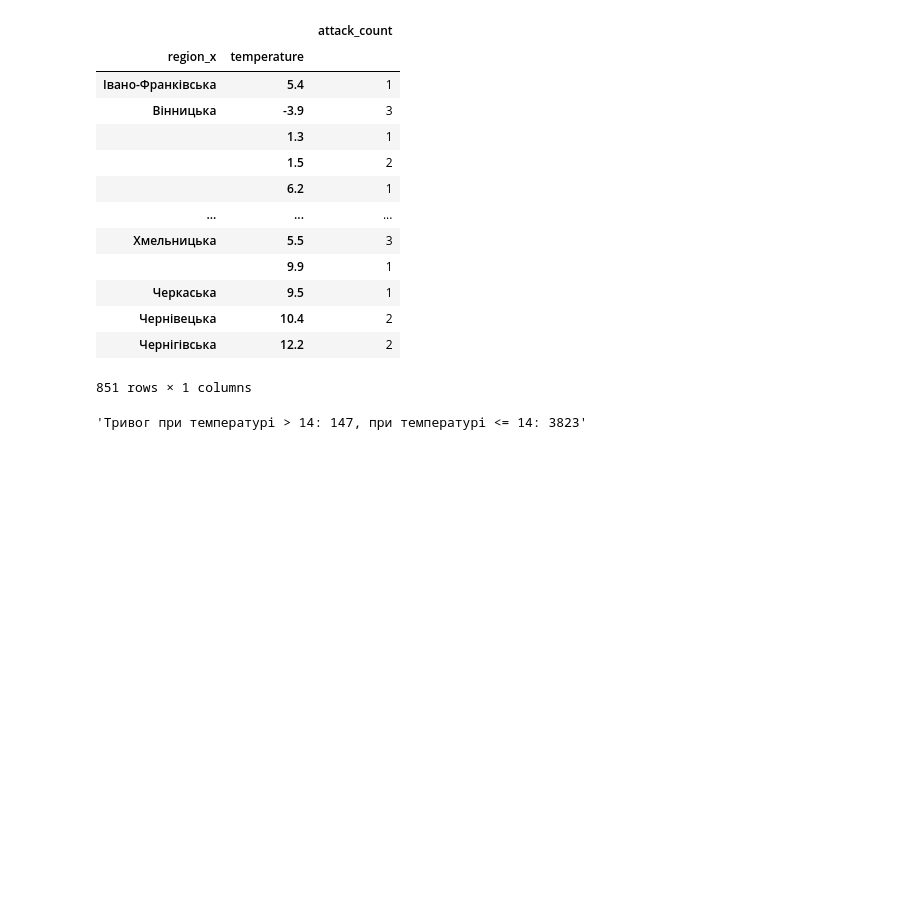
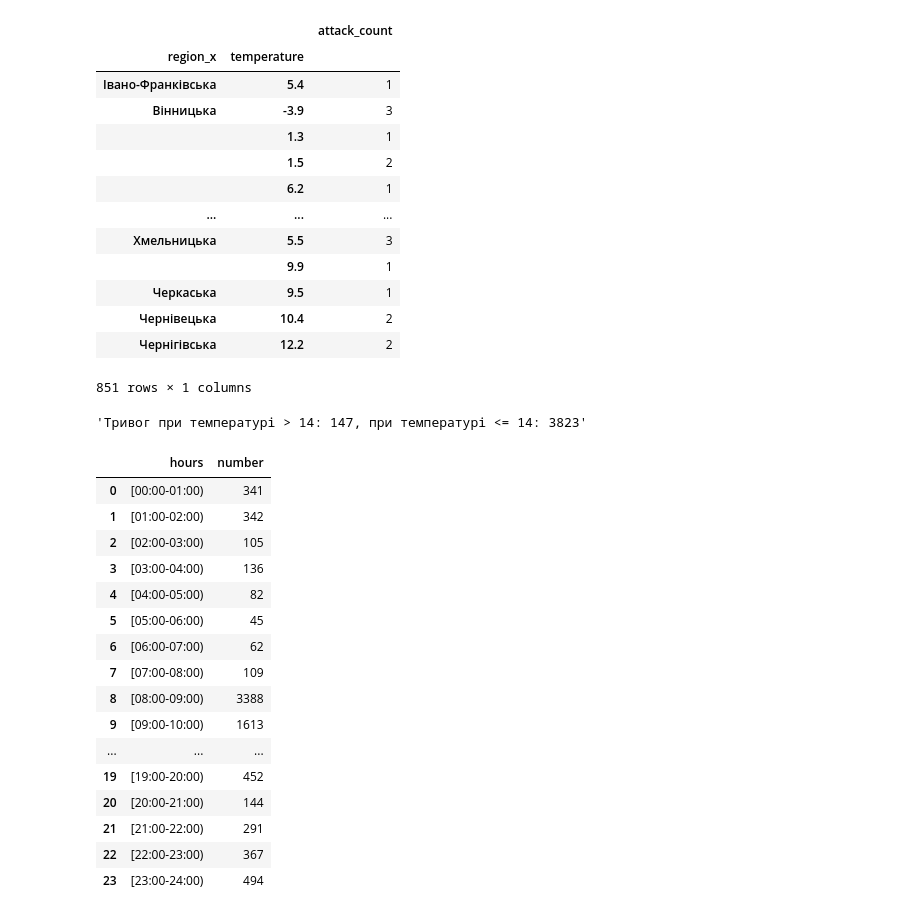
Before and after one commit to KiraYampolska/Weather-attacks, a Jupyter notebook: weather.ipynb, the cells around one changed output. Drawn from its saved outputs; the diff is of its cells as text; code cells hidden in the pictures; blank space fills up the shorter version.

```diff
--- a/weather.ipynb
+++ b/weather.ipynb
@@ -160,3 +160,41 @@ def process_temperature(df):
 process_temperature(read_file('message-weather (1).csv'))
 # %% [output]
 'Тривог при температурі > 14: 147, при температурі <= 14: 3823'
+# %%
+def process_data(df):
+    hours = []
+    number = []
+    for i in range(24):
+        if i == 9:
+            hours.append(f'[0{i}:00-{i + 1}:00)')
+        elif i < 10:
+            hours.append(f'[0{i}:00-0{i + 1}:00)')
+        else:
+            hours.append(f'[{i}:00-{i + 1}:00)')
+        count = 0
+        for j in range(len(df)):
+            if int(df.date_weather[j].split()[1].split(':')[0]) == i:
+                if ("💥" in df.tg_message[j]) | ("📍" in df.tg_message[j]) | ("⚠️" in df.tg_message[j]):
+                    count += df.tg_message[j].count("💥") + df.tg_message[j].count("⚠️") + df.tg_message[j].count("📍")
+        number.append(count)
+
+    return pd.DataFrame({'hours': hours, 'number': number})
+process_data(read_file('message-weather (1).csv'))
+# %% [output]
+|  | hours | number |
+| 0 | [00:00-01:00) | 341 |
+| 1 | [01:00-02:00) | 342 |
+| 2 | [02:00-03:00) | 105 |
+| 3 | [03:00-04:00) | 136 |
+| 4 | [04:00-05:00) | 82 |
+| 5 | [05:00-06:00) | 45 |
+| 6 | [06:00-07:00) | 62 |
+| 7 | [07:00-08:00) | 109 |
+| 8 | [08:00-09:00) | 3388 |
+| 9 | [09:00-10:00) | 1613 |
+| ... | ... | ... |
+| 19 | [19:00-20:00) | 452 |
+| 20 | [20:00-21:00) | 144 |
+| 21 | [21:00-22:00) | 291 |
+| 22 | [22:00-23:00) | 367 |
+| 23 | [23:00-24:00) | 494 |
```
